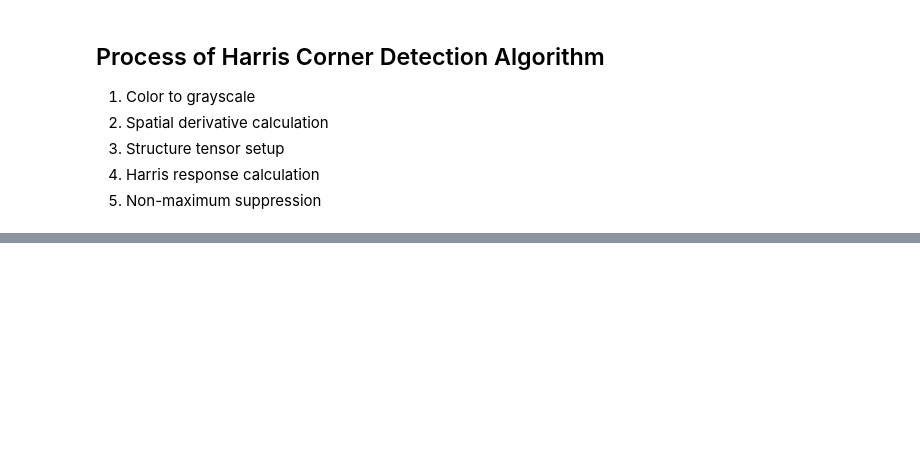
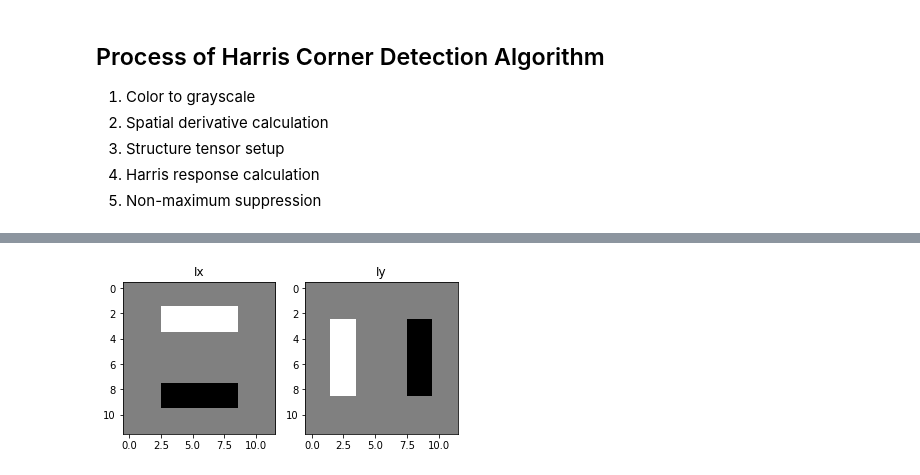
Before and after one commit to muthuspark/ml_research, a Jupyter notebook: Harris corner detector.ipynb, the cells around one changed output, grey strips where cells are left out. Cells and saved outputs as stored; diff of their text form; code cells hidden in the pictures; blank space fills up the shorter version.

```diff
--- a/Harris corner detector.ipynb
+++ b/Harris corner detector.ipynb
@@ -28 +105,14 @@ plt.imshow(input_pixels, cmap="gray")
+# %%
+def plotIxIy(Ix, Iy):
+    plt.subplot(121)
+    plt.title("Ix")
+    plt.imshow(Ix, cmap="gray")
+    plt.subplot(122)
+    plt.title("Iy")
+    plt.imshow(Iy, cmap="gray")
+
+Ix, Iy = np.gradient(ximage)
+plotIxIy(Ix, Iy)
+# %% [output]
+[figure, added]
 # %%
```
Also changed, not shown: parts of 20 cells of this notebook, 7 other files.
